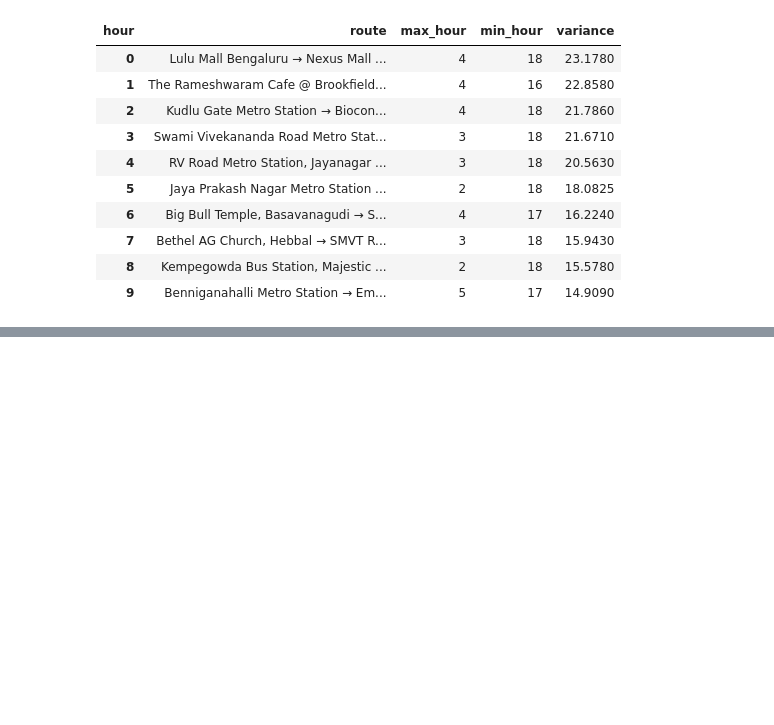
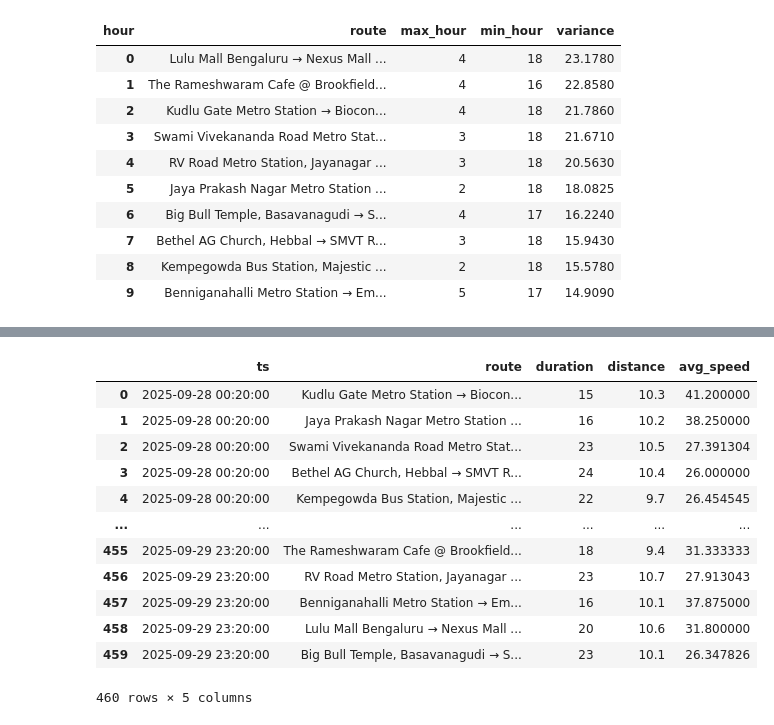
Before and after one commit to thecont1/blr-traffic-monitor, a Jupyter notebook: traffic_visual.ipynb, the cells around one changed output, grey strips where cells are left out. Drawn from its saved outputs; the diff is of its cells as text; code cells hidden in the pictures; blank space fills up the shorter version.

```diff
--- a/traffic_visual.ipynb
+++ b/traffic_visual.ipynb
@@ -274,5 +274,5 @@ def plot_traffic_square(df_incoming, height='square'):
     plt.subplots_adjust(bottom=0.24)
     plt.tight_layout()
     plt.show()
-    return
+    return df
 # %%
@@ -302,3 +302,3 @@ display(df_incoming)
 # %%
-plot_traffic_square(df_incoming, height='square')
+df_box = plot_traffic_square(df_incoming, height='wide')
 # %% [output]
@@ -368,0 +306,16 @@ Error:
+# %%
+display(df_box)
+# %% [output]
+|  | ts | route | duration | distance | avg_speed |
+| 0 | 2025-09-28 00:20:00 | Kudlu Gate Metro Station → Biocon... | 15 | 10.3 | 41.200000 |
+| 1 | 2025-09-28 00:20:00 | Jaya Prakash Nagar Metro Station ... | 16 | 10.2 | 38.250000 |
+| 2 | 2025-09-28 00:20:00 | Swami Vivekananda Road Metro Stat... | 23 | 10.5 | 27.391304 |
+| 3 | 2025-09-28 00:20:00 | Bethel AG Church, Hebbal → SMVT R... | 24 | 10.4 | 26.000000 |
+| 4 | 2025-09-28 00:20:00 | Kempegowda Bus Station, Majestic ... | 22 | 9.7 | 26.454545 |
+| ... | ... | ... | ... | ... | ... |
+| 455 | 2025-09-29 23:20:00 | The Rameshwaram Cafe @ Brookfield... | 18 | 9.4 | 31.333333 |
+| 456 | 2025-09-29 23:20:00 | RV Road Metro Station, Jayanagar ... | 23 | 10.7 | 27.913043 |
+| 457 | 2025-09-29 23:20:00 | Benniganahalli Metro Station → Em... | 16 | 10.1 | 37.875000 |
+| 458 | 2025-09-29 23:20:00 | Lulu Mall Bengaluru → Nexus Mall ... | 20 | 10.6 | 31.800000 |
+| 459 | 2025-09-29 23:20:00 | Big Bull Temple, Basavanagudi → S... | 23 | 10.1 | 26.347826 |
+460 rows × 5 columns
```
Also changed, not shown: parts of 3 cells of this notebook.
